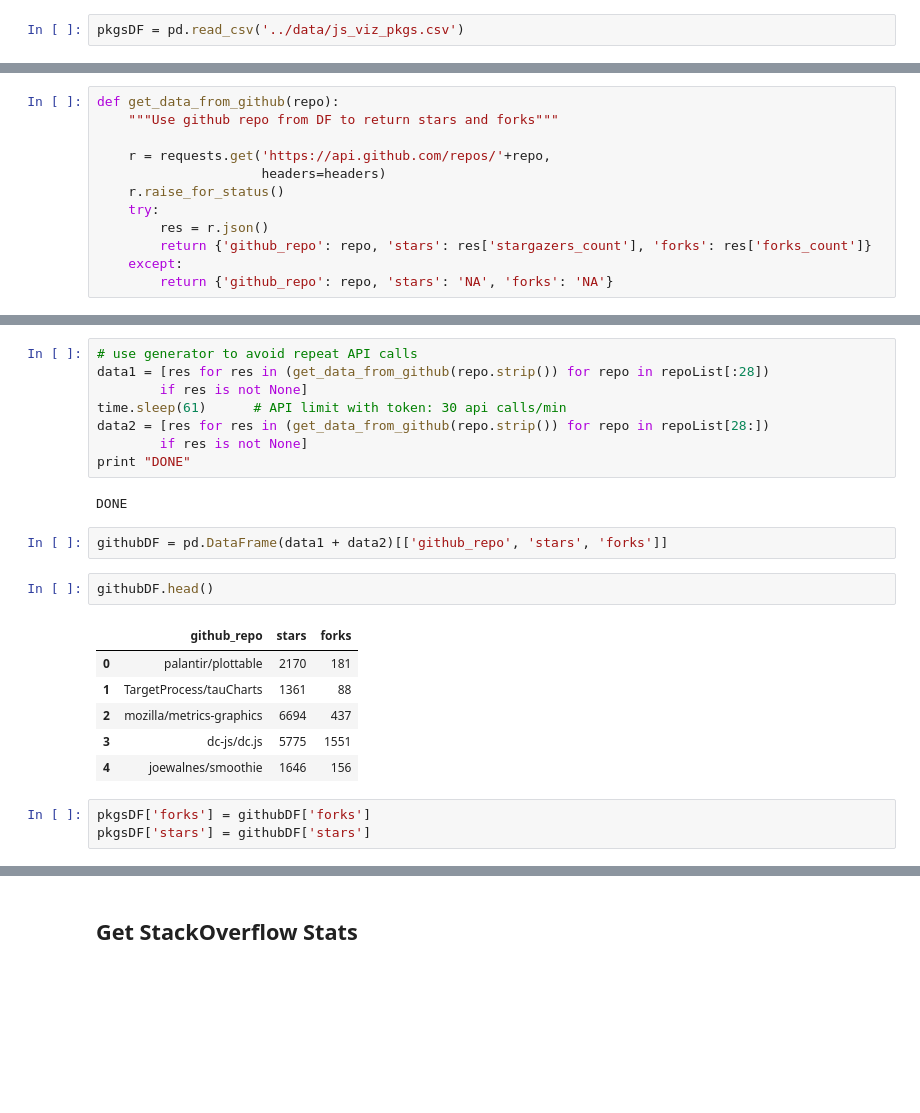
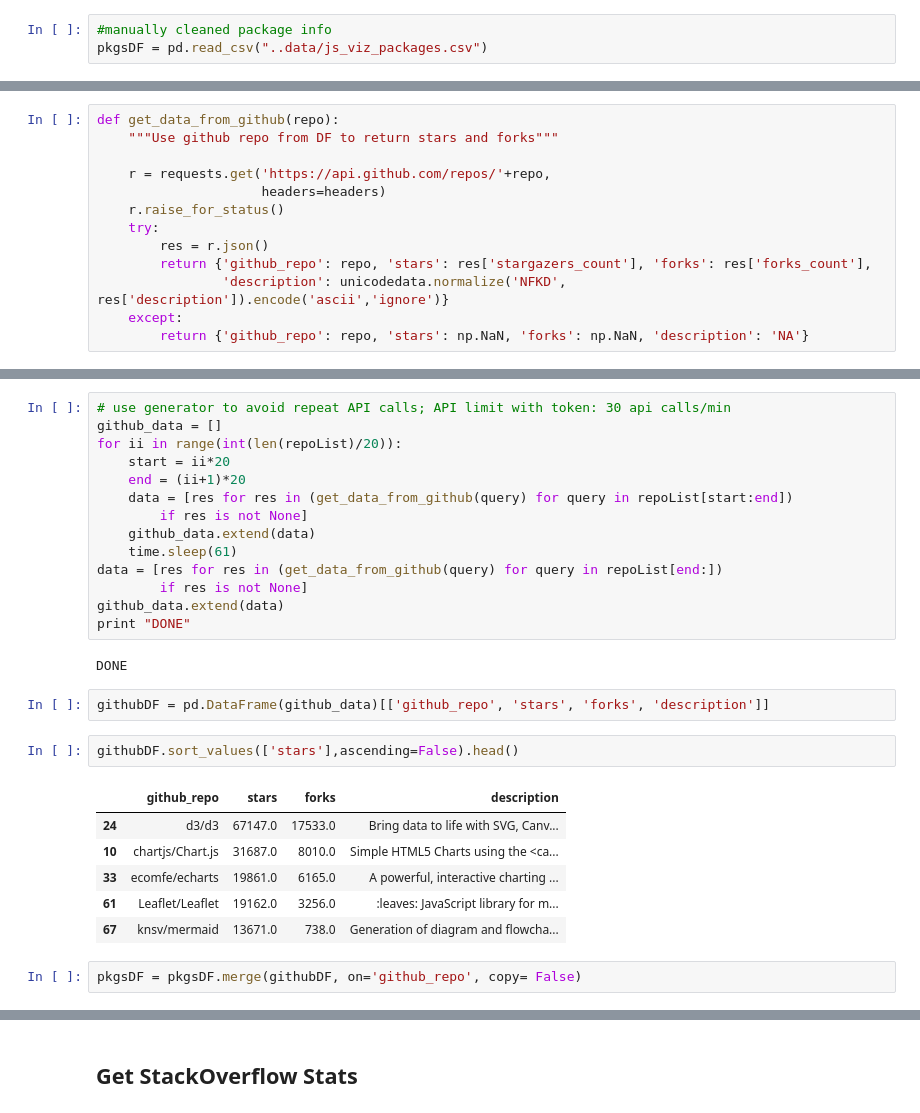
Before and after one commit to thedataincubator/data-science-blogs, a Jupyter notebook: code/make-js-viz-data.ipynb, the cells around one changed output, grey strips where cells are left out. Saved outputs shown, nothing was run; the diff lists cells and outputs as text; blank space fills up the shorter version.

```diff
--- a/code/make-js-viz-data.ipynb
+++ b/code/make-js-viz-data.ipynb
@@ -144,5 +200,6 @@ with open("../data/js_viz_pkgs_w_aliases.csv", "w") as f:
 # %%
-pkgsDF = pd.read_csv('../data/js_viz_pkgs.csv')
+#manually cleaned package info
+pkgsDF = pd.read_csv("..data/js_viz_packages.csv")
 # %%
 pkgsDF.head()
 # %% [output]
@@ -163,32 +220,38 @@ def get_data_from_github(repo):
     r.raise_for_status()
     try:
         res = r.json()
-        return {'github_repo': repo, 'stars': res['stargazers_count'], 'forks': res['forks_count']}
+        return {'github_repo': repo, 'stars': res['stargazers_count'], 'forks': res['forks_count'],
+                'description': unicodedata.normalize('NFKD', res['description']).encode('ascii','ignore')}
     except:
-        return {'github_repo': repo, 'stars': 'NA', 'forks': 'NA'}
+        return {'github_repo': repo, 'stars': np.NaN, 'forks': np.NaN, 'description': 'NA'}
 # %%
 repoList = pkgsDF['github_repo'].tolist()
 # %%
-# use generator to avoid repeat API calls
-data1 = [res for res in (get_data_from_github(repo.strip()) for repo in repoList[:28])
+# use generator to avoid repeat API calls; API limit with token: 30 api calls/min
+github_data = []
+for ii in range(int(len(repoList)/20)):
+    start = ii*20
+    end = (ii+1)*20
+    data = [res for res in (get_data_from_github(query) for query in repoList[start:end])
         if res is not None]
-time.sleep(61)      # API limit with token: 30 api calls/min
-data2 = [res for res in (get_data_from_github(repo.strip()) for repo in repoList[28:])
+    github_data.extend(data)
+    time.sleep(61)
+data = [res for res in (get_data_from_github(query) for query in repoList[end:])
         if res is not None]
+github_data.extend(data)
 print "DONE"
 # %% [output]
 DONE
 # %%
-githubDF = pd.DataFrame(data1 + data2)[['github_repo', 'stars', 'forks']]
+githubDF = pd.DataFrame(github_data)[['github_repo', 'stars', 'forks', 'description']]
 # %%
-githubDF.head()
+githubDF.sort_values(['stars'],ascending=False).head()
 # %% [output]
-|  | github_repo | stars | forks |
-| 0 | palantir/plottable | 2170 | 181 |
-| 1 | TargetProcess/tauCharts | 1361 | 88 |
-| 2 | mozilla/metrics-graphics | 6694 | 437 |
-| 3 | dc-js/dc.js | 5775 | 1551 |
-| 4 | joewalnes/smoothie | 1646 | 156 |
+|  | github_repo | stars | forks | description |
+| 24 | d3/d3 | 67147.0 | 17533.0 | Bring data to life with SVG, Canv... |
+| 10 | chartjs/Chart.js | 31687.0 | 8010.0 | Simple HTML5 Charts using the <ca... |
+| 33 | ecomfe/echarts | 19861.0 | 6165.0 | A powerful, interactive charting ... |
+| 61 | Leaflet/Leaflet | 19162.0 | 3256.0 | :leaves: JavaScript library for m... |
+| 67 | knsv/mermaid | 13671.0 | 738.0 | Generation of diagram and flowcha... |
-# %%
-pkgsDF['forks'] = githubDF['forks']
-pkgsDF['stars'] = githubDF['stars']
+# %%
+pkgsDF = pkgsDF.merge(githubDF, on='github_repo', copy= False)
```
Also changed, not shown: parts of 51 cells of this notebook, 14 other files.
